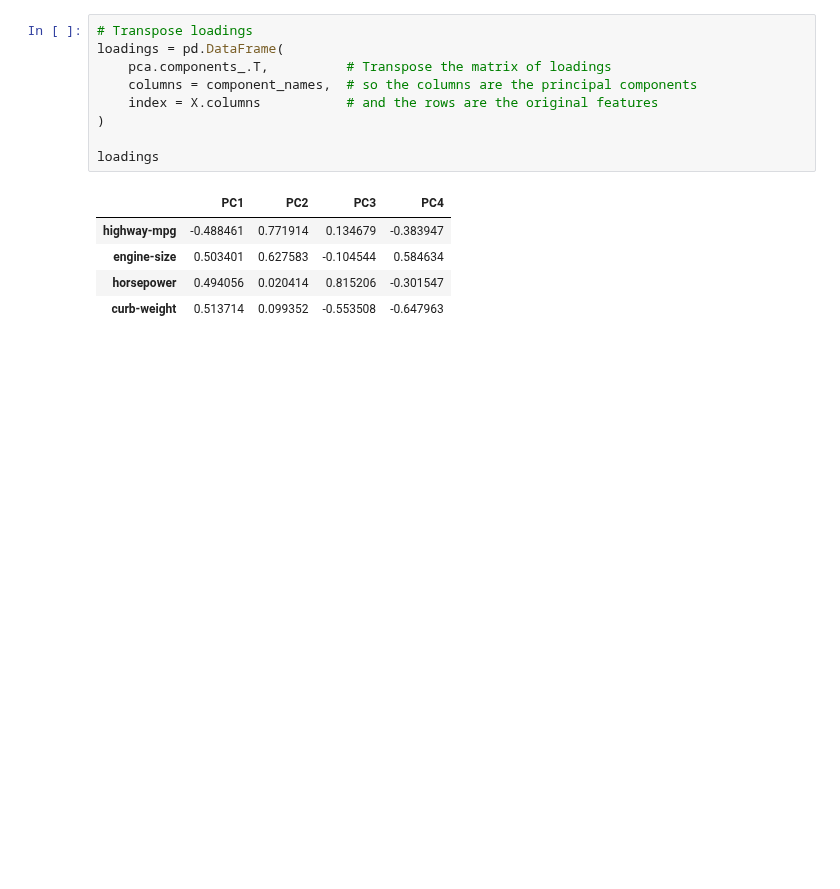
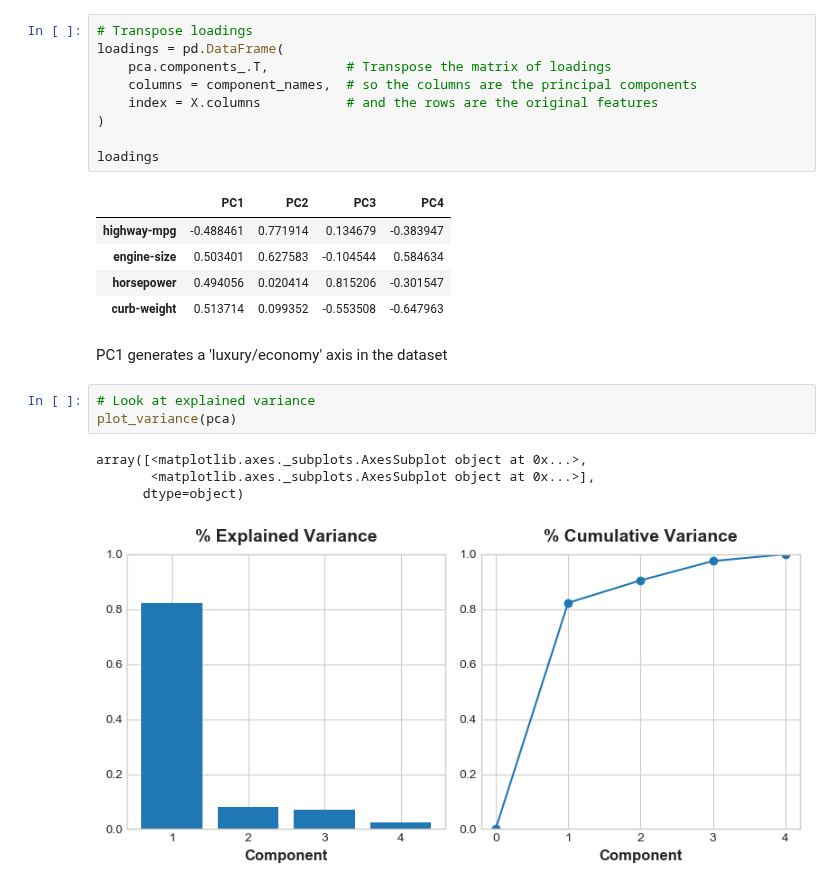
Before and after one commit to PMetcalf/scratch-pad, a Jupyter notebook: Data Science/Feature Engineering/principal_component_analysis.ipynb, the cells around one changed output. Drawn from its saved outputs; the diff is of its cells as text; blank space fills up the shorter version.

```diff
--- a/Data Science/Feature Engineering/principal_component_analysis.ipynb
+++ b/Data Science/Feature Engineering/principal_component_analysis.ipynb
@@ -195,3 +195,13 @@ loadings
 | engine-size | 0.503401 | 0.627583 | -0.104544 | 0.584634 |
 | horsepower | 0.494056 | 0.020414 | 0.815206 | -0.301547 |
 | curb-weight | 0.513714 | 0.099352 | -0.553508 | -0.647963 |
+# %% [markdown]
+PC1 generates a 'luxury/economy' axis in the dataset
+# %%
+# Look at explained variance
+plot_variance(pca)
+# %% [output]
+array([<matplotlib.axes._subplots.AxesSubplot object at 0x...>,
+       <matplotlib.axes._subplots.AxesSubplot object at 0x...>],
+      dtype=object)
+[figure, added]
```
